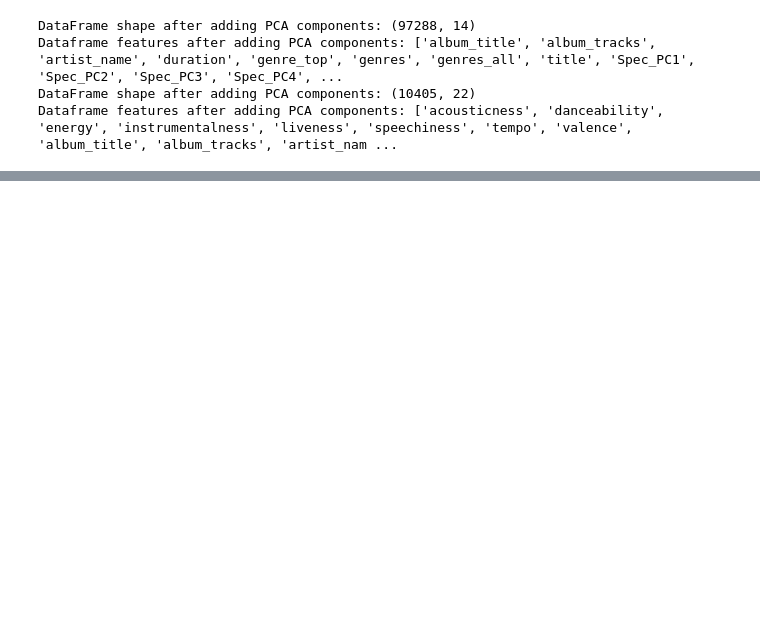
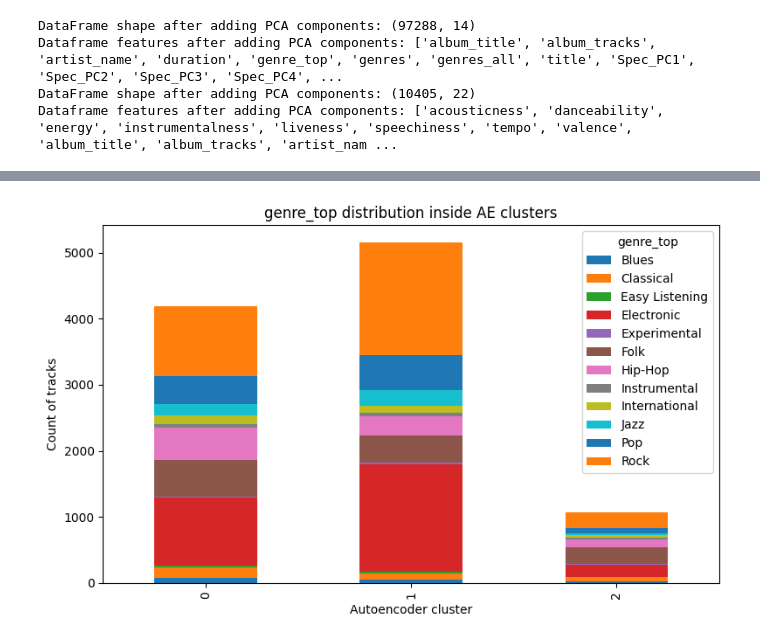
Before and after one commit to khola22/Supervised_Challenge, a Jupyter notebook: task_2.ipynb, the cells around one changed output, grey strips where cells are left out. Saved outputs shown, nothing was run; the diff lists cells and outputs as text; code cells hidden in the pictures; blank space fills up the shorter version.

Commit message:
final genre groups

```diff
--- a/task_2.ipynb
+++ b/task_2.ipynb
@@ -308,0 +398,9 @@ Dataframe features after adding PCA components: ['acousticness', 'danceability',
+# %%
+# Drop original text features from df_spectral_final
+df_spectral_final = df_spectral_final.drop(columns=text_features)
+df_echonest_final = df_echonest_final.drop(columns=text_features)
+
+print(f"Final DataFrame shape (Spectral): {df_spectral_final.shape}")
+print(f"Final Dataframe features (Spectral): {df_spectral_final.columns.tolist()}")
+print(f"Final DataFrame shape (Echonest): {df_echonest_final.shape}")
+print(f"Final Dataframe features (Echonest): {df_echonest_final.columns.tolist()}")
@@ -308,0 +414,4 @@ Dataframe features after adding PCA components: ['acousticness', 'danceability',
+# %%
+# Drop genre_top for clustering
+df_spectral_num = df_spectral_final.drop(columns=['genre_top'])
+df_echonest_num = df_echonest_final.drop(columns=['genre_top'])
@@ -308,0 +485,7 @@ Dataframe features after adding PCA components: ['acousticness', 'danceability',
+# %%
+encoder = models.Model(inputs=input_layer, outputs=botteleneck)
+
+# Get the encoded representations
+Z = encoder.predict(X_scaled, batch_size=batch_size)
+z_scaler = StandardScaler()
+Z_scaled = z_scaler.fit_transform(Z)
@@ -308,0 +494,13 @@ Dataframe features after adding PCA components: ['acousticness', 'danceability',
+# %%
+# We rou going to run kmeans on latent space and assign cluster labels
+# 1st we try out 3 clusters
+k = 3
+k_means_ae = KMeans(n_clusters=k, random_state=42)
+cluster_labels_ae = k_means_ae.fit_predict(Z_scaled)
+
+df_echonest_ae = df_echonest_final.copy()
+df_echonest_ae['cluster_ae'] = cluster_labels_ae
+
+# See which fine genres fall in which AE-cluster
+ct = pd.crosstab(df_echonest_ae['cluster_ae'], df_echonest_ae['genre_top'])
+ct
@@ -308,0 +517,9 @@ Dataframe features after adding PCA components: ['acousticness', 'danceability',
+# %%
+ct.plot(kind='bar', stacked=True, figsize=(8,5))
+plt.xlabel('Autoencoder cluster')
+plt.ylabel('Count of tracks')
+plt.title('genre_top distribution inside AE clusters')
+plt.tight_layout()
+plt.show()
+# %% [output]
+[figure, added]
```
Also changed, not shown: parts of 32 cells of this notebook, 1 other file.
